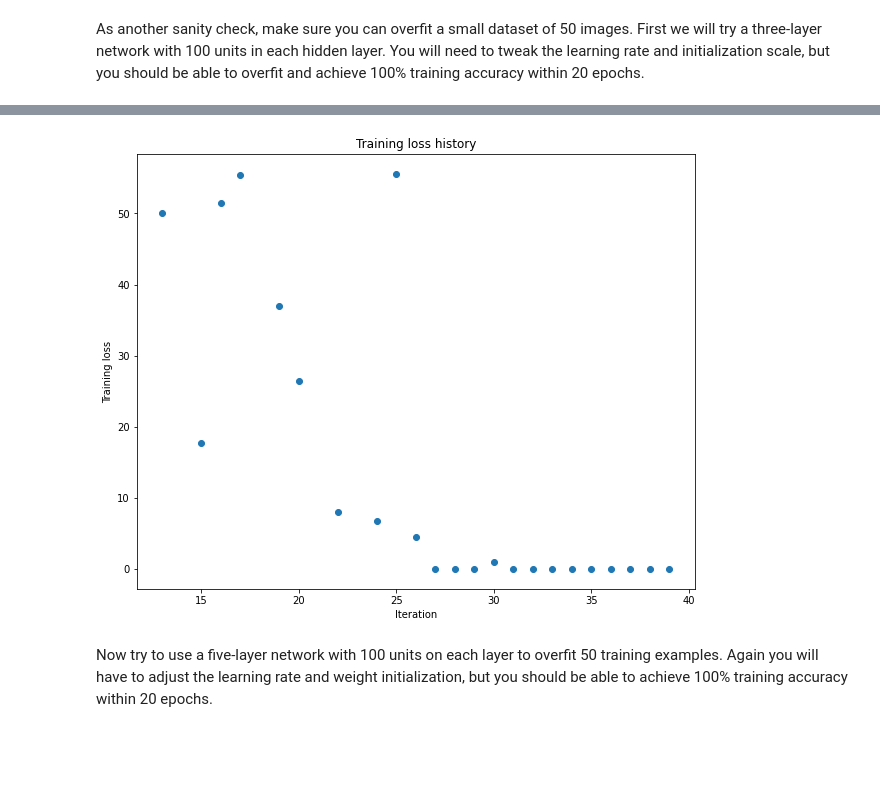
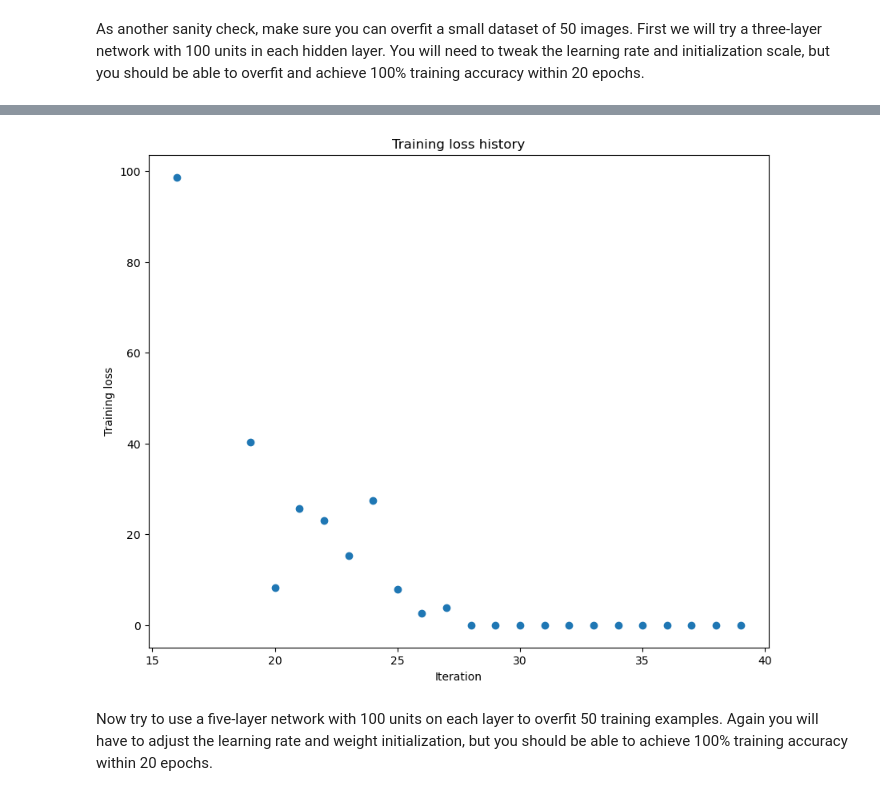
Before and after one commit to oldboy818/CS182, a Jupyter notebook: assignment1/FullyConnectedNets.ipynb, the cells around one changed output, grey strips where cells are left out. Drawn from its saved outputs; the diff is of its cells as text; code cells hidden in the pictures; blank space fills up the shorter version.

```diff
--- a/assignment1/FullyConnectedNets.ipynb
+++ b/assignment1/FullyConnectedNets.ipynb
@@ -444,7 +446,7 @@ small_data = {
 ############################################################################
 # TODO: Tune these parameters to get 100% train accuracy within 20 epochs. #
 ############################################################################
-weight_scale = 2e-1
+weight_scale = 1e-1
 learning_rate = 1e-4
 ############################################################################
 #                             END OF YOUR CODE                             #
@@ -497,4 +491,4 @@ solver.record_histories_as_npz('submission_logs/overfit_3layer_fc.npz')
-[figure, old version]
+[figure, new version]
 # %% [markdown]
 Now try to use a five-layer network with 100 units on each layer to overfit 50 training examples. Again you will have to adjust the learning rate and weight initialization, but you should be able to achieve 100% training accuracy within 20 epochs.
 # %%
```
Also changed, not shown: parts of 10 cells of this notebook, 13 other files.
